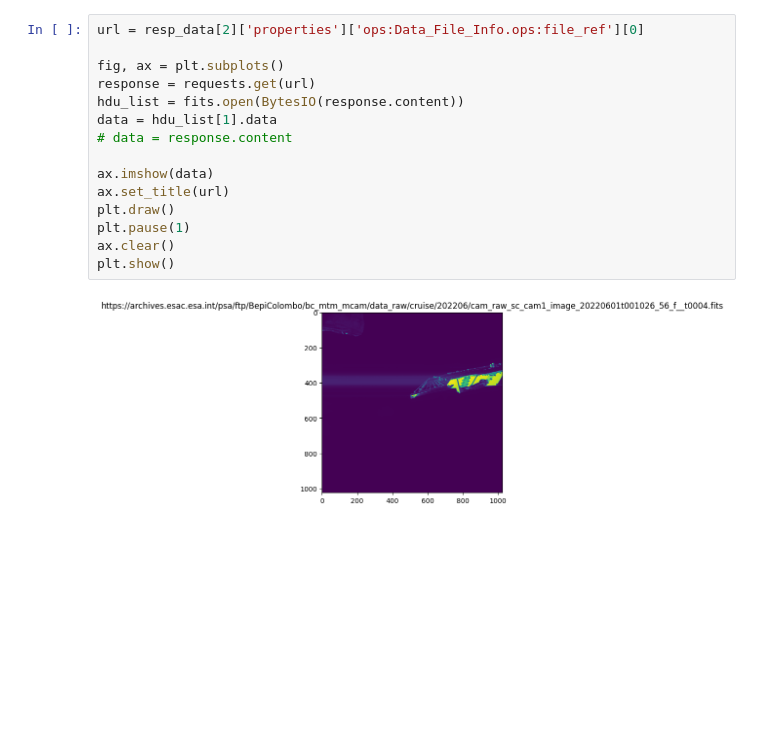
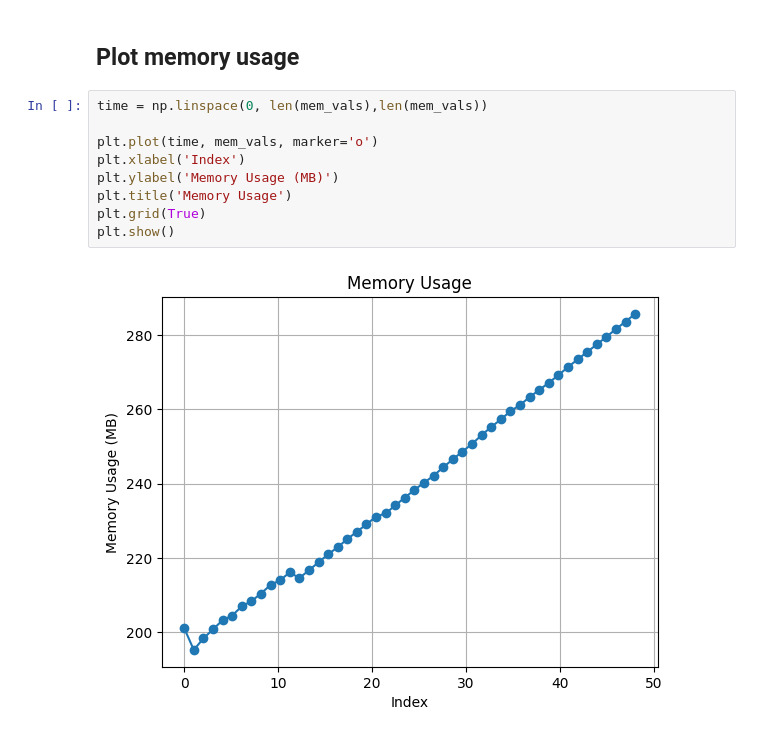
Before and after one commit to NASA-PDS/search-api-notebook, a Jupyter notebook: notebooks/geo/BepiColombo_FlybyVisualization.ipynb, the cells around one changed output. Cells and saved outputs as stored; diff of their text form; blank space fills up the shorter version.

```diff
--- a/notebooks/geo/BepiColombo_FlybyVisualization.ipynb
+++ b/notebooks/geo/BepiColombo_FlybyVisualization.ipynb
@@ -139,17 +77,13 @@ https://archives.esac.esa.int/psa/ftp/BepiColombo/bc_mtm_mcam/data_raw/near_eart
-# %%
-url = resp_data[2]['properties']['ops:Data_File_Info.ops:file_ref'][0]
-
-fig, ax = plt.subplots()
-response = requests.get(url)
-hdu_list = fits.open(BytesIO(response.content))
-data = hdu_list[1].data
-# data = response.content
-
-ax.imshow(data)
-ax.set_title(url)
-plt.draw()
-plt.pause(1)
-ax.clear()
-plt.show()
-# %% [output]
-[figure, removed]
+# %% [markdown]
+## Plot memory usage
+# %%
+time = np.linspace(0, len(mem_vals),len(mem_vals))
+
+plt.plot(time, mem_vals, marker='o')
+plt.xlabel('Index')
+plt.ylabel('Memory Usage (MB)')
+plt.title('Memory Usage')
+plt.grid(True)
+plt.show()
+# %% [output]
+[figure, added]
```
Also changed, not shown: parts of 12 cells of this notebook.
